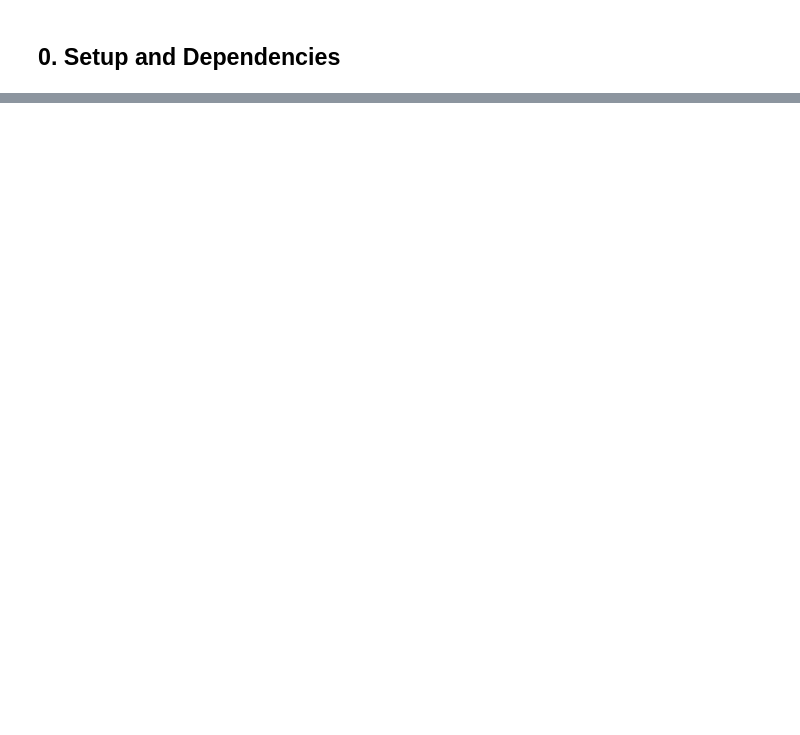
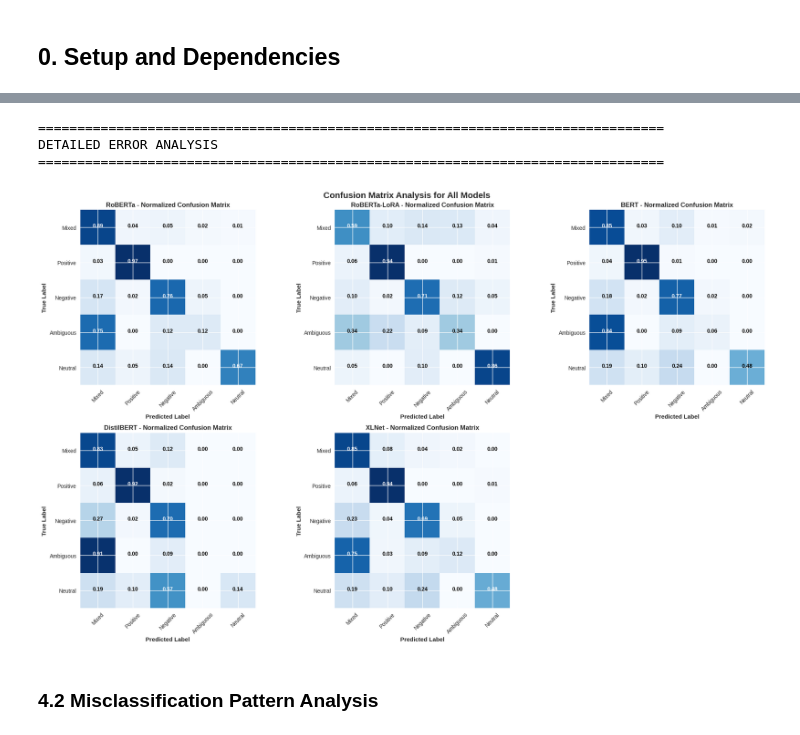
Before and after one commit to franciscoribeiro2003/Emotion_Classifier, a Jupyter notebook: notebooks/04-transformer-based-classification.ipynb, the cells around one changed output, grey strips where cells are left out. Saved outputs shown, nothing was run; the diff lists cells and outputs as text; code cells hidden in the pictures; blank space fills up the shorter version.

Commit message:
fine tunning - more models, organization and a compare section

```diff
--- a/notebooks/04-transformer-based-classification.ipynb
+++ b/notebooks/04-transformer-based-classification.ipynb
@@ -430,0 +1304,55 @@ As we can see, with the use of parameter-efficient fine-tuning we were able to v
+# %%
+print("=" * 80)
+print("DETAILED ERROR ANALYSIS")
+print("=" * 80)
+
+# Create confusion matrices for all models
+fig, axes = plt.subplots(2, 3, figsize=(20, 12))
+fig.suptitle('Confusion Matrix Analysis for All Models', fontsize=16, fontweight='bold')
+axes = axes.flatten()
+
+models_for_cm = models  # Use all models
+for i, model in enumerate(models_for_cm):
+    if i < len(axes) and model in detailed_reports:
+        true_labels, pred_labels = detailed_reports[model]
+        cm = confusion_matrix(true_labels, pred_labels)
+
+        # Normalize confusion matrix
+        cm_normalized = cm.astype('float') / cm.sum(axis=1)[:, np.newaxis]
+
+        # Plot confusion matrix
+        ax = axes[i]
+        im = ax.imshow(cm_normalized, interpolation='nearest', cmap=plt.cm.Blues)
+        ax.set_title(f'{model} - Normalized Confusion Matrix', fontweight='bold')
+
+        # Add labels
+        tick_marks = np.arange(len(classes))
+        ax.set_xticks(tick_marks)
+        ax.set_yticks(tick_marks)
+        ax.set_xticklabels(classes, rotation=45)
+        ax.set_yticklabels(classes)
+
+        # Add text annotations
+        thresh = cm_normalized.max() / 2.
+        for i_cm, j_cm in np.ndindex(cm_normalized.shape):
+            ax.text(j_cm, i_cm, f'{cm_normalized[i_cm, j_cm]:.2f}',
+                   horizontalalignment="center",
+                   color="white" if cm_normalized[i_cm, j_cm] > thresh else "black",
+                   fontsize=10, fontweight='bold')
+
+        ax.set_ylabel('True Label', fontweight='bold')
+        ax.set_xlabel('Predicted Label', fontweight='bold')
+
+# Remove empty subplot
+if len(models_for_cm) < len(axes):
+    axes[-1].remove()
+
+plt.tight_layout()
+plt.show()
+# %% [output]
+================================================================================
+DETAILED ERROR ANALYSIS
+================================================================================
+[figure, added]
+# %% [markdown]
+### 4.2 Misclassification Pattern Analysis
```
Also changed, not shown: parts of 55 cells of this notebook, 2 other files.
